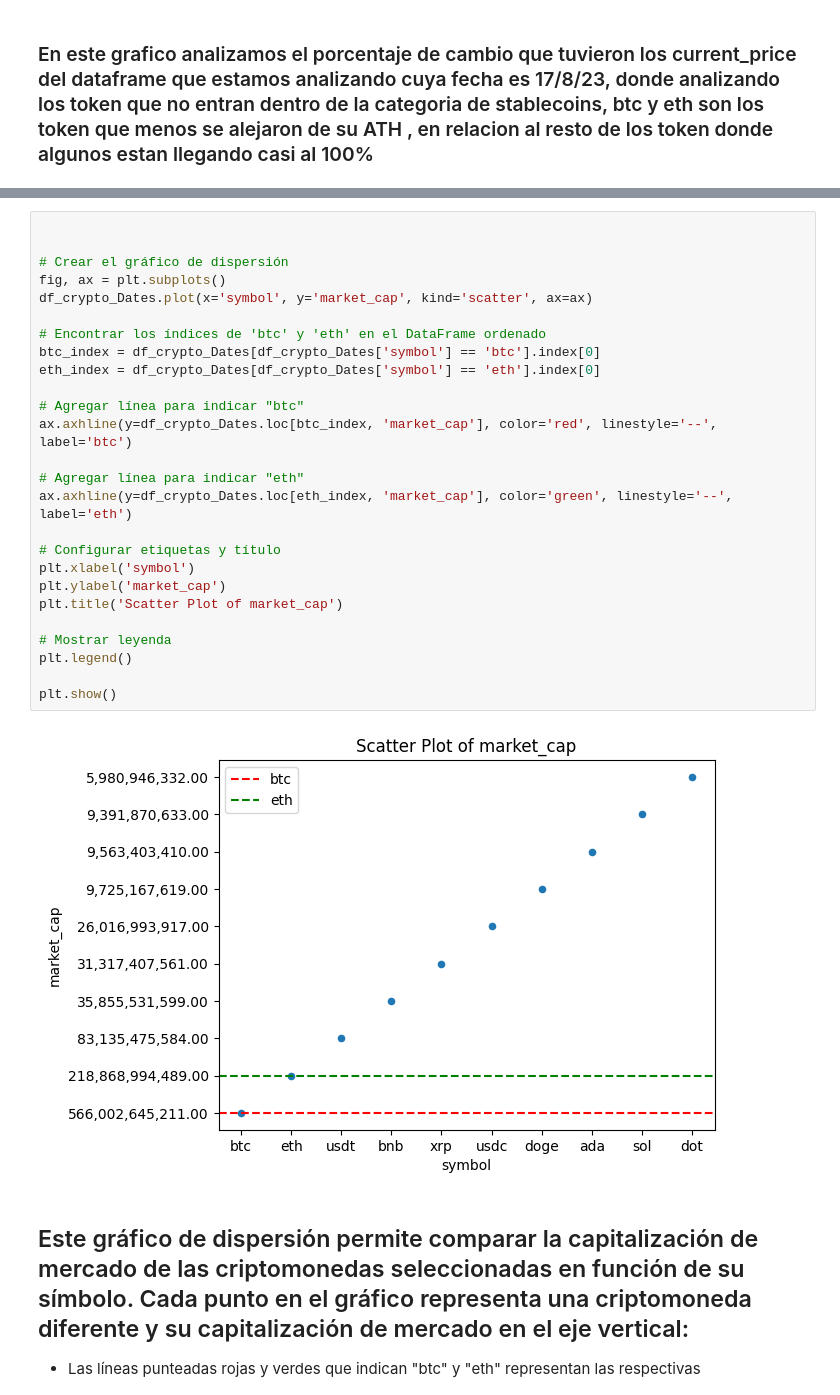
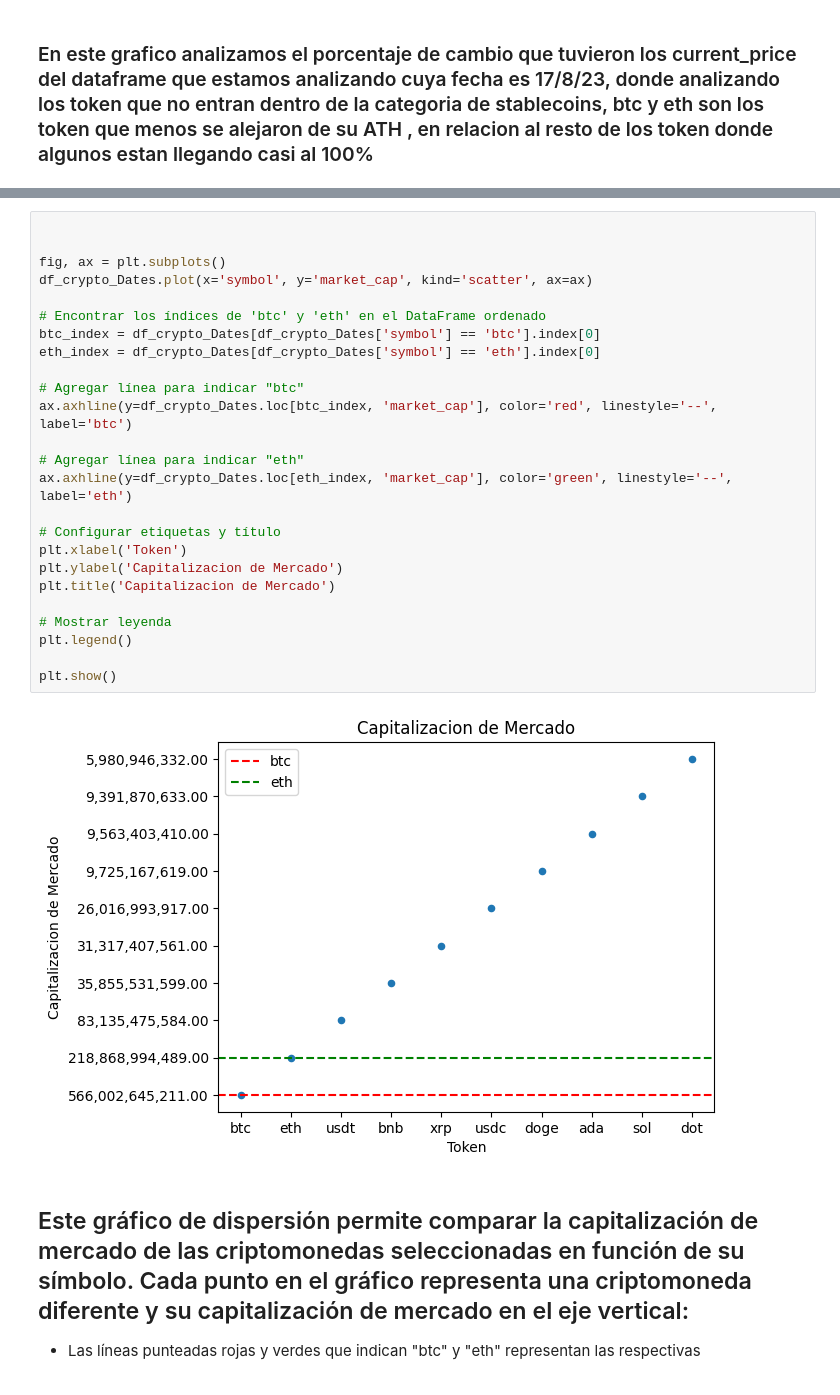
Before and after one commit to Bzetatuc/PI_2_Henry, a Jupyter notebook: EDA/eda.ipynb, the cells around one changed output, grey strips where cells are left out. Cells and saved outputs as stored; diff of their text form.

```diff
--- a/EDA/eda.ipynb
+++ b/EDA/eda.ipynb
@@ -195,31 +187,30 @@ df_crypto_Dates.head()
 # %%
 
 
-# Crear el gráfico de dispersión
 fig, ax = plt.subplots()
 df_crypto_Dates.plot(x='symbol', y='market_cap', kind='scatter', ax=ax)
 
 # Encontrar los índices de 'btc' y 'eth' en el DataFrame ordenado
 btc_index = df_crypto_Dates[df_crypto_Dates['symbol'] == 'btc'].index[0]
 eth_index = df_crypto_Dates[df_crypto_Dates['symbol'] == 'eth'].index[0]
 
 # Agregar línea para indicar "btc"
 ax.axhline(y=df_crypto_Dates.loc[btc_index, 'market_cap'], color='red', linestyle='--', label='btc')
 
 # Agregar línea para indicar "eth"
 ax.axhline(y=df_crypto_Dates.loc[eth_index, 'market_cap'], color='green', linestyle='--', label='eth')
 
 # Configurar etiquetas y título
-plt.xlabel('symbol')
-plt.ylabel('market_cap')
-plt.title('Scatter Plot of market_cap')
+plt.xlabel('Token')
+plt.ylabel('Capitalizacion de Mercado')
+plt.title('Capitalizacion de Mercado')
 
 # Mostrar leyenda
 plt.legend()
 
 plt.show()
 # %% [output]
-[figure, old version]
+[figure, new version]
 # %% [markdown]
 ## Este gráfico de dispersión permite comparar la capitalización de mercado de las criptomonedas seleccionadas en función de su símbolo. Cada punto en el gráfico representa una criptomoneda diferente y su capitalización de mercado en el eje vertical:
 
```
Also changed, not shown: parts of 39 cells of this notebook, 18 other files.
